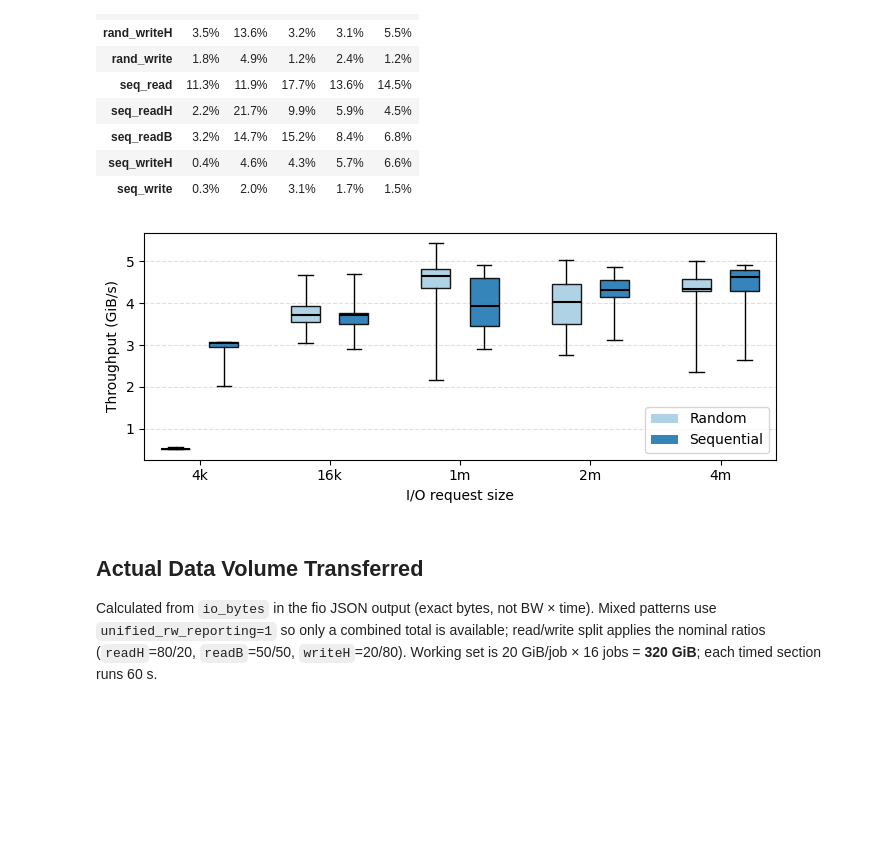
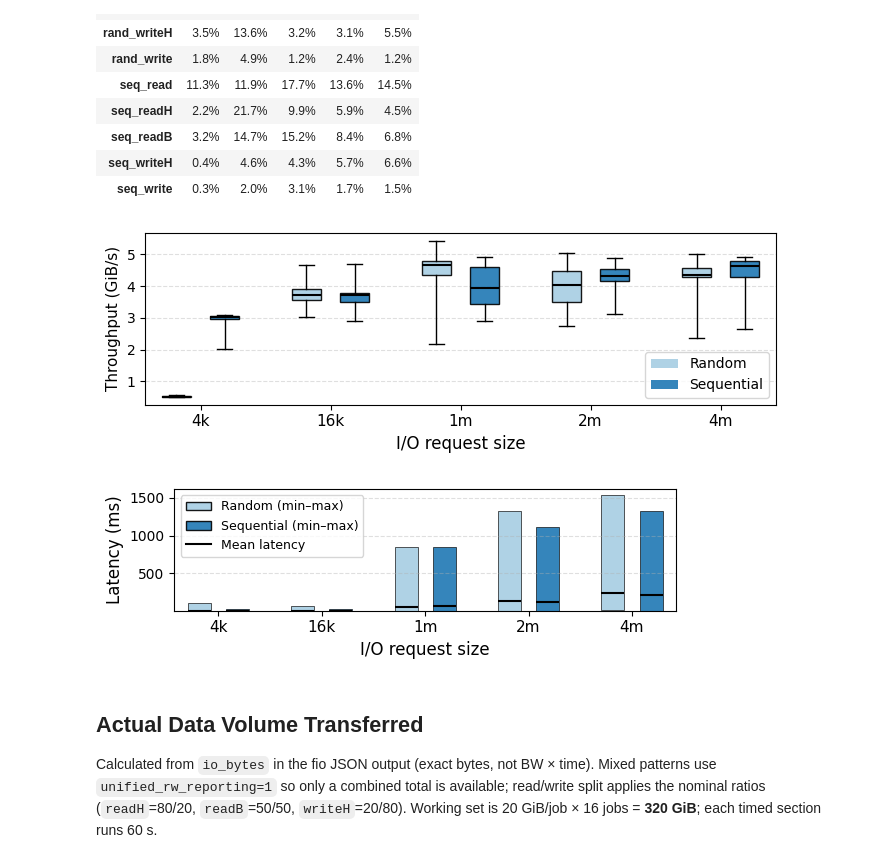
Before and after one commit to cissieAB/pdsw26_daos-bench, a Jupyter notebook: results/testbed/fio-dfs-all-rw-patterns/fio_dfs_all_patterns.ipynb, the cells around one changed output. Saved outputs shown, nothing was run; the diff lists cells and outputs as text; code cells hidden in the pictures; blank space fills up the shorter version.

Commit message:
Figure updates

```diff
--- a/results/testbed/fio-dfs-all-rw-patterns/fio_dfs_all_patterns.ipynb
+++ b/results/testbed/fio-dfs-all-rw-patterns/fio_dfs_all_patterns.ipynb
@@ -105,6 +105,7 @@ def parse_file(fpath):
             mx = job["mixed"]
             bw_GiBs     = mx["bw"] / 1024 / 1024
             iops        = mx["iops"]
+            lat_min_ms  = ms(mx["lat_ns"]["min"])
             lat_max_ms  = ms(mx["lat_ns"]["max"])
             lat_mean_ms = ms(mx["lat_ns"]["mean"])
         else:
@@ -116,10 +117,15 @@ def parse_file(fpath):
             bw_GiBs = (r["bw"] * has_read + w["bw"] * has_write) / 1024 / 1024
             iops    =  r["iops"] * has_read + w["iops"] * has_write
 
-            candidates = []
-            if has_read:  candidates.append(r["lat_ns"]["max"])
-            if has_write: candidates.append(w["lat_ns"]["max"])
-            lat_max_ms = ms(max(candidates)) if candidates else 0
+            max_cand, min_cand = [], []
+            if has_read:
+                max_cand.append(r["lat_ns"]["max"])
+                min_cand.append(r["lat_ns"]["min"])
+            if has_write:
+                max_cand.append(w["lat_ns"]["max"])
+                min_cand.append(w["lat_ns"]["min"])
+            lat_max_ms = ms(max(max_cand)) if max_cand else 0
+            lat_min_ms = ms(min(min_cand)) if min_cand else 0
 
             mean_num = (r["lat_ns"]["mean"] * r["total_ios"] * has_read +
                         w["lat_ns"]["mean"] * w["total_ios"] * has_write)
@@ -134,6 +140,7 @@ def parse_file(fpath):
             pattern     = name,
             bw_GiBs     = bw_GiBs,
             iops        = iops,
+            lat_min_ms  = lat_min_ms,
             lat_mean_ms = lat_mean_ms,
             lat_max_ms  = lat_max_ms,
         ))
@@ -331,44 +338,96 @@ C_RAND  = "#a6cee3"   # Paired light-blue
 C_SEQ   = "#1f78b4"   # Paired dark-blue
 GAP     = 0.7
 
-fig, ax = plt.subplots(figsize=(7, 3))
+fig, ax = plt.subplots(figsize=(7, 2.5))
 
 positions, data, colors, group_centers = [], [], [], []
 for g, bs in enumerate(ALL_BS):
     base = g * (len(ACCESS) + GAP)
     group_centers.append(base + 0.5)
     for acc, c in zip(ACCESS, [C_RAND, C_SEQ]):
         positions.append(base + ACCESS.index(acc))
         data.append(df16.loc[
             (df16["pattern"] == f"{acc}_read") & (df16["block_size"] == bs), "bw_GiBs"
         ].values)
         colors.append(c)
 
 bp = ax.boxplot(data, positions=positions, patch_artist=True, widths=0.6,
                 whis=(0, 100), showfliers=False,
                 medianprops=dict(color="black", linewidth=1.5))
 for patch, c in zip(bp["boxes"], colors):
     patch.set_facecolor(c)
     patch.set_alpha(0.9)
 
 ax.set_xticks(group_centers)
-ax.set_xticklabels(ALL_BS, fontsize=10)
-ax.set_xlabel("I/O request size", fontsize=10)
-ax.set_ylabel("Throughput (GiB/s)", fontsize=10)
+ax.set_xticklabels(ALL_BS, fontsize=11)
+ax.set_xlabel("I/O request size", fontsize=12)
+ax.set_ylabel("Throughput (GiB/s)", fontsize=11)
 ax.set_xlim(positions[0] - 0.65, positions[-1] + 0.65)
 ax.grid(axis="y", linestyle="--", alpha=0.4)
 
 ax.legend(handles=[
     Patch(facecolor=C_RAND, alpha=0.9, label="Random"),
     Patch(facecolor=C_SEQ,  alpha=0.9, label="Sequential"),
 ], fontsize=10, loc="lower right")
 
 # ax.set_title("Read-only Bandwidth Distribution (nj16/iod16, 10 runs each)", fontsize=10)
 plt.tight_layout()
 plt.savefig(RESULTS_DIR / "fio-read-boxplot.pdf", dpi=150, bbox_inches="tight")
 plt.show()
 # %% [output]
-[figure, old version]
+[figure, new version]
+# %%
+# Latency: rand_read vs seq_read — all block sizes — nj16/iod16 (publication figure)
+# Raw lat_ns stats from the fio JSON: bar = min → max range, black tick = mean.
+# Each stat is the median of its per-run value across the ~10 runs.
+from matplotlib.lines import Line2D
+from matplotlib.patches import Patch
+
+ALL_BS  = [b for b in BS_ORDER if b in df16["block_size"].unique()]
+ACCESS  = ["rand", "seq"]
+C_RAND  = "#a6cee3"   # Paired light-blue
+C_SEQ   = "#1f78b4"   # Paired dark-blue
+GAP     = 0.7
+BAR_W   = 0.6
+
+fig, ax = plt.subplots(figsize=(6, 2))
+
+positions, group_centers = [], []
+for g, bs in enumerate(ALL_BS):
+    base = g * (len(ACCESS) + GAP)
+    group_centers.append(base + 0.5)
+    for acc, c in zip(ACCESS, [C_RAND, C_SEQ]):
+        sub = df16[(df16["pattern"] == f"{acc}_read") & (df16["block_size"] == bs)]
+        mn = sub["lat_min_ms"].median()
+        mean = sub["lat_mean_ms"].median()
+        mx = sub["lat_max_ms"].median()
+        pos = base + ACCESS.index(acc)
+        positions.append(pos)
+        ax.bar(pos, mx - mn, bottom=mn, width=BAR_W, color=c, alpha=0.9,
+               edgecolor="black", linewidth=0.5)
+        ax.hlines(mean, pos - BAR_W / 2, pos + BAR_W / 2,
+                  color="black", linewidth=1.5, zorder=3)
+
+# ax.set_yscale("log")
+ax.set_xticks(group_centers)
+ax.set_xticklabels(ALL_BS, fontsize=11)
+ax.set_xlabel("I/O request size", fontsize=12)
+ax.set_ylabel("Latency (ms)", fontsize=12)
+ax.set_xlim(positions[0] - 0.65, positions[-1] + 0.65)
+ax.grid(axis="y", linestyle="--", alpha=0.4)
+
+ax.legend(handles=[
+    Patch(facecolor=C_RAND, alpha=0.9, edgecolor="black", label="Random (min–max)"),
+    Patch(facecolor=C_SEQ,  alpha=0.9, edgecolor="black", label="Sequential (min–max)"),
+    Line2D([], [], color="black", linewidth=1.5, label="Mean latency"),
+], fontsize=9, loc="upper left")
+
+# ax.set_title("Read-only Latency (nj16/iod16, 10 runs each)", fontsize=10)
+plt.tight_layout()
+plt.savefig(RESULTS_DIR / "fio-read-latency-boxplot.pdf", dpi=150, bbox_inches="tight")
+plt.show()
+# %% [output]
+[figure, added]
 # %% [markdown]
 ## Actual Data Volume Transferred
 
```
Also changed, not shown: parts of 2 cells of this notebook, 3 other files.
